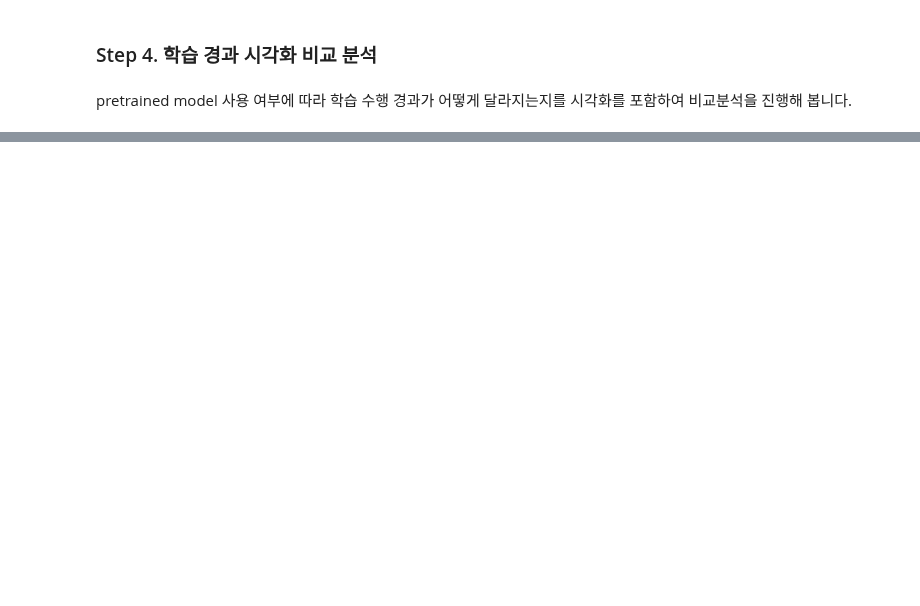
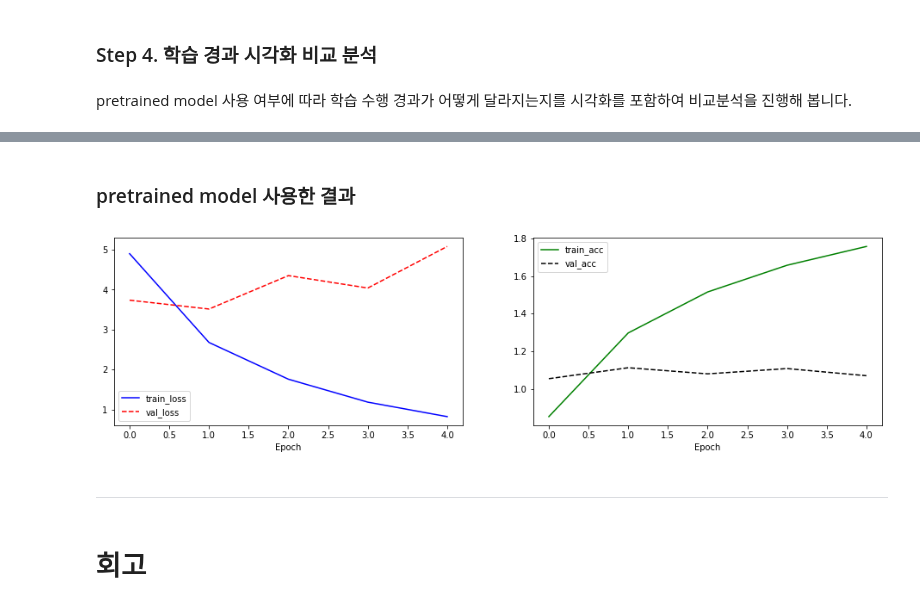
Before and after one commit to sjeena0722/AIFFEL, a Jupyter notebook: EXPLORATION/Ex17_인간보다 퀴즈를 잘푸는 인공지능/[E-17]pretrained_model.ipynb, the cells around one changed output, grey strips where cells are left out. Saved outputs shown, nothing was run; the diff lists cells and outputs as text; code cells hidden in the pictures; blank space fills up the shorter version.

```diff
--- a/EXPLORATION/Ex17_인간보다 퀴즈를 잘푸는 인공지능/[E-17]pretrained_model.ipynb
+++ b/EXPLORATION/Ex17_인간보다 퀴즈를 잘푸는 인공지능/[E-17]pretrained_model.ipynb
@@ -1441,0 +1488,24 @@ pretrained model 사용 여부에 따라 학습 수행 경과가 어떻게 달
+# %% [markdown]
+### pretrained model 사용한 결과
+# %%
+plt.figure(figsize=(16, 4))
+
+plt.subplot(1, 2, 1)
+plt.plot(history2['train_loss'], 'b-', label='train_loss')
+plt.plot(history2['val_loss'], 'r--', label='val_loss')
+plt.xlabel('Epoch')
+plt.legend()
+
+plt.subplot(1, 2, 2)
+plt.plot(history2['train_acc'], 'g-', label='train_acc')
+plt.plot(history2['val_acc'], 'k--', label='val_acc')
+plt.xlabel('Epoch')
+plt.legend()
+
+plt.show()
+# %% [output]
+[figure, added]
+# %% [markdown]
+***
+# %% [markdown]
+# 회고
```
Also changed, not shown: parts of 9 cells of this notebook.
